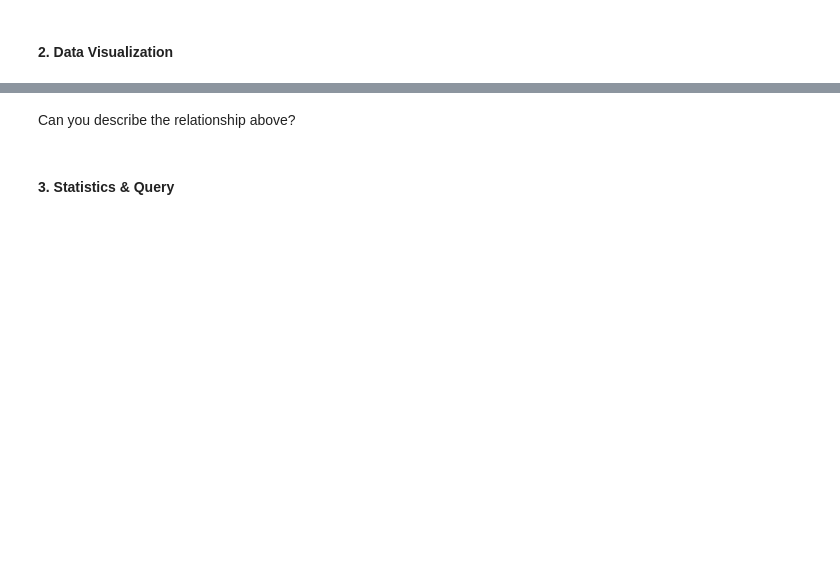
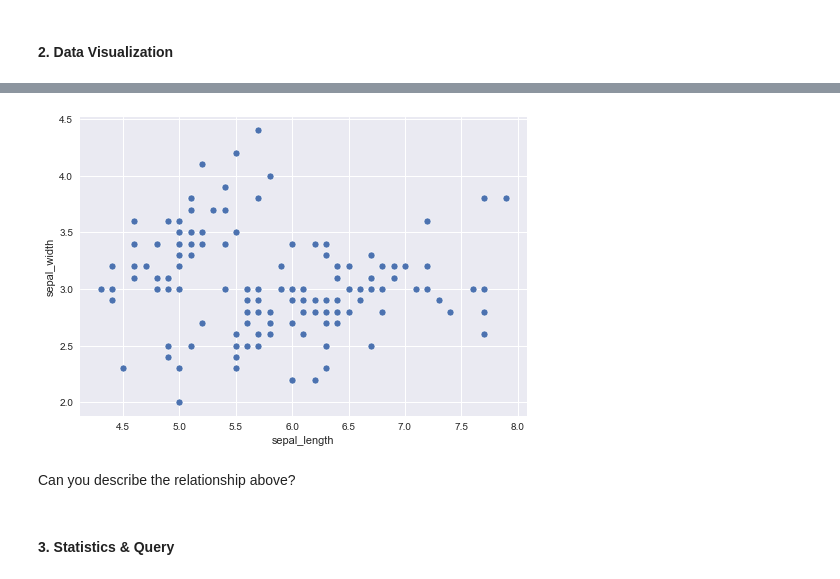
Before and after one commit to dt1086/phase1-code-challenge-review, a Jupyter notebook: Phase1_Review.ipynb, the cells around one changed output, grey strips where cells are left out. Saved outputs shown, nothing was run; the diff lists cells and outputs as text; code cells hidden in the pictures; blank space fills up the shorter version.

```diff
--- a/Phase1_Review.ipynb
+++ b/Phase1_Review.ipynb
@@ -65,5 +156,9 @@ height = [60, 65, 67, 62]
 # %%
 # create a scatterplot of sepal length and sepal width
+
+sns.scatterplot(x=df['sepal_length'], y=df['sepal_width']);
+# %% [output]
+[figure, added]
 # %% [markdown]
 Can you describe the relationship above?
 # %% [markdown]
```
Also changed, not shown: parts of 19 cells of this notebook.
